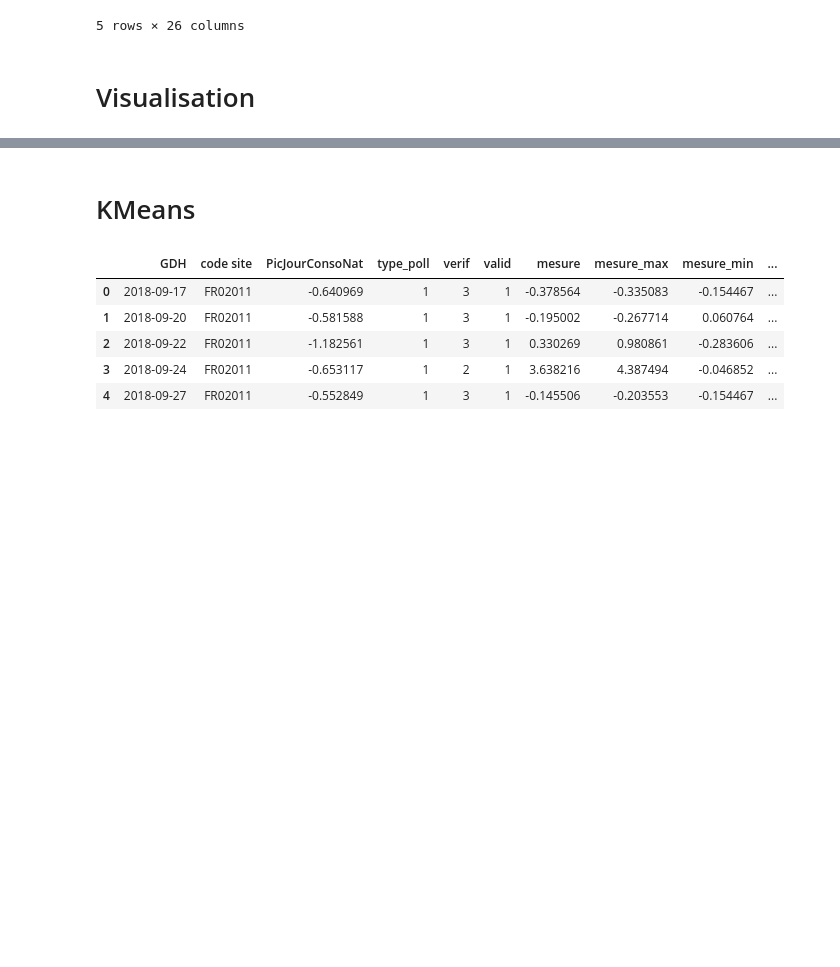
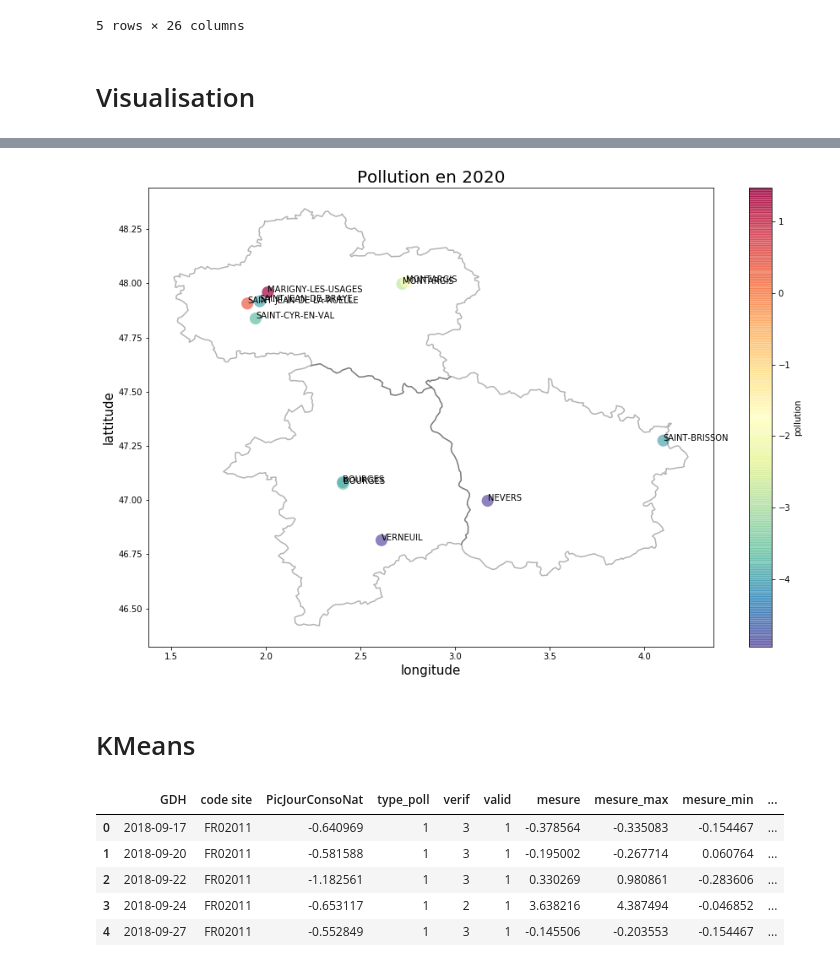
Before and after one commit to jbSarda/SD701, a Jupyter notebook: 01-ANALYSE.ipynb, the cells around one changed output, grey strips where cells are left out. Cells and saved outputs as stored; diff of their text form; code cells hidden in the pictures; blank space fills up the shorter version.

```diff
--- a/01-ANALYSE.ipynb
+++ b/01-ANALYSE.ipynb
@@ -215,3 +216,7 @@ graph_poll('2020', '2020', ['69'], lab=True)
+# %%
+graph_poll('2020', '2020', ['45', '58', '18'], graph = True, lab = True)
+# %% [output]
+[figure, added]
 # %% [markdown]
 # KMeans
 # %%
```
Also changed, not shown: parts of 15 cells of this notebook, 1 other file.
